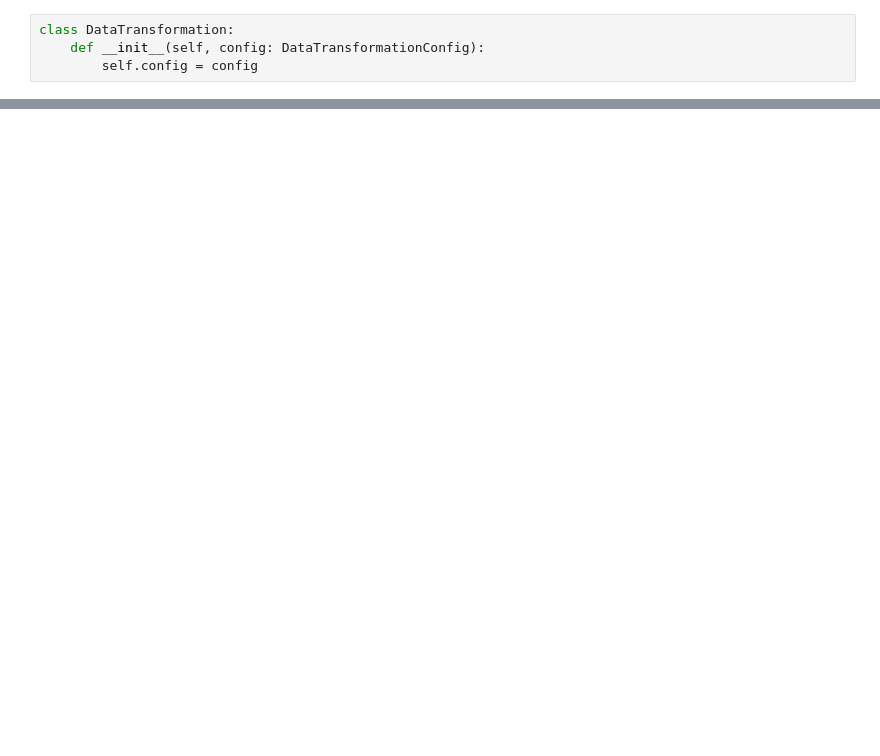
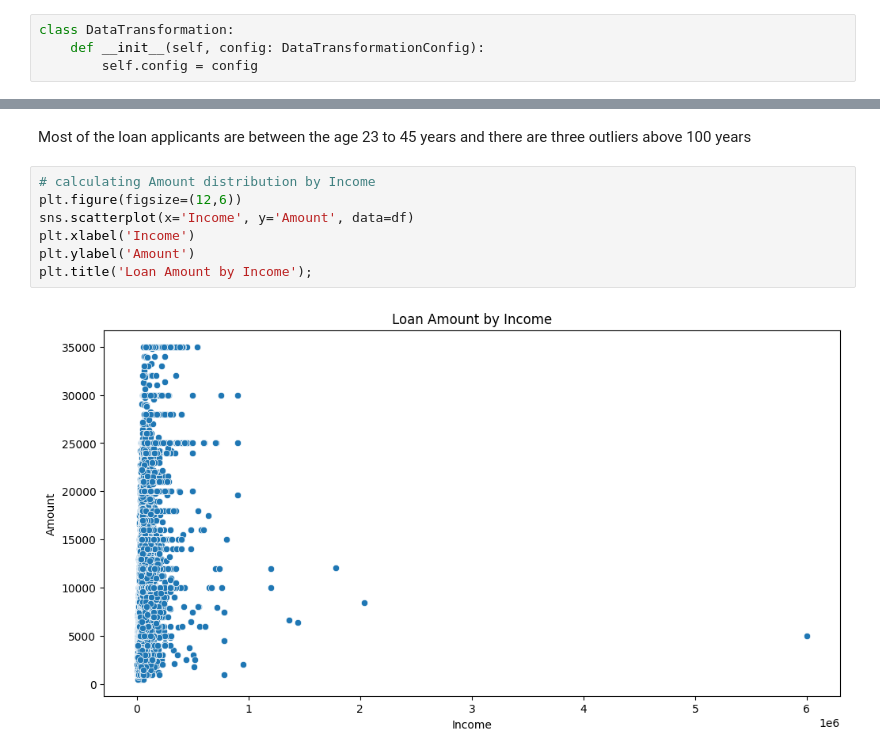
Before and after one commit to richardmukechiwa/Loan-Amount-Prediction, a Jupyter notebook: research/03_data_transformation.ipynb, the cells around one changed output, grey strips where cells are left out. Saved outputs shown, nothing was run; the diff lists cells and outputs as text; blank space fills up the shorter version.

```diff
--- a/research/03_data_transformation.ipynb
+++ b/research/03_data_transformation.ipynb
@@ -66,0 +183,11 @@ FileNotFoundError: [Errno 2] No such file or directory: 'data_ingestion/credit_r
+# %% [markdown]
+Most of the loan applicants are between the age 23 to 45 years and there are three outliers above 100 years
+# %%
+# calculating Amount distribution by Income
+plt.figure(figsize=(12,6))
+sns.scatterplot(x='Income', y='Amount', data=df)
+plt.xlabel('Income')
+plt.ylabel('Amount')
+plt.title('Loan Amount by Income');
+# %% [output]
+[figure, added]
```
Also changed, not shown: parts of 32 cells of this notebook, 7 other files.
